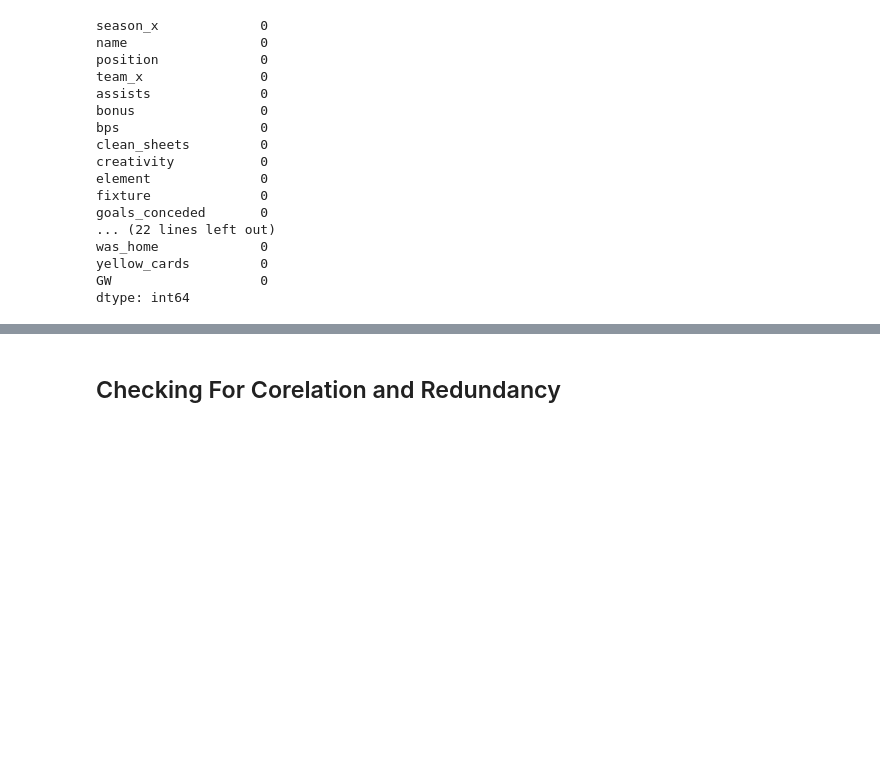
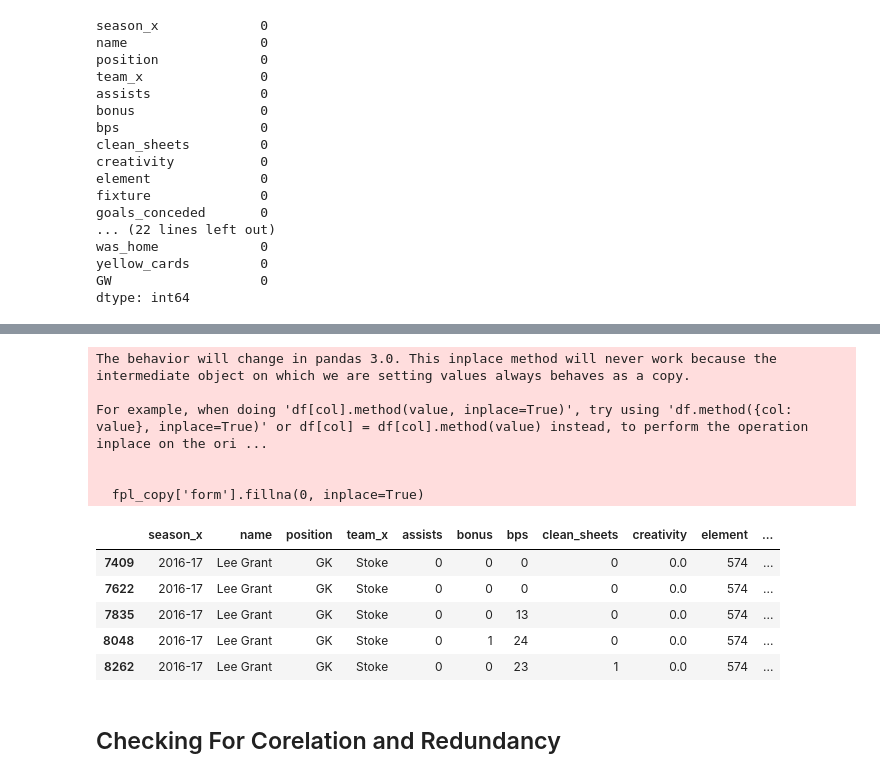
Before and after one commit to AhmedSameh19/fantasy-football-predictor, a Jupyter notebook: pred.ipynb, the cells around one changed output, grey strips where cells are left out. Cells and saved outputs as stored; diff of their text form; code cells hidden in the pictures; blank space fills up the shorter version.

Commit message:
feats: Added form and upcoming total point and global team codes

```diff
--- a/pred.ipynb
+++ b/pred.ipynb
@@ -558,0 +563,3 @@ dtype: int64
+# %%
+unique_team_codes = pd.DataFrame(master["team_name"].unique(), columns=["team_name"])
+unique_team_codes = unique_team_codes.reset_index().rename(columns={'index': 'team_global_code'})
@@ -558,0 +568,8 @@ dtype: int64
+# %%
+fpl_copy = fpl_copy.merge(
+    unique_team_codes,
+    how='left',
+    left_on='team_x',
+    right_on='team_name'
+).rename(columns={'team_global_code': 'team_x_global_code'})
+fpl_copy = fpl_copy.drop(columns=['team_name'])
@@ -558,0 +578,8 @@ dtype: int64
+# %%
+fpl_copy = fpl_copy.merge(
+    unique_team_codes,
+    how='left',
+    left_on='opp_team_name',
+    right_on='team_name'
+).rename(columns={'team_global_code': 'opponent_team_global_code'})
+fpl_copy = fpl_copy.drop(columns=['team_name'])
@@ -558,0 +601,10 @@ dtype: int64
+# %%
+# Sort properly first
+fpl_copy = fpl_copy.sort_values(['code', 'season_x', 'GW'])
+
+# Upcoming total points (next GW)
+fpl_copy['upcoming_total_points'] = fpl_copy.groupby(['code'])['total_points'].shift(-1)
+
+#set the last instance
+last_indices = fpl_copy.groupby('code').tail(1).index
+fpl_copy.loc[last_indices, 'upcoming_total_points'] = pd.NA
@@ -559,3 +625,24 @@ dtype: int64
+# %%
+
+fpl_copy['form'] = (
+    fpl_copy.groupby('code')['total_points']
+      .transform(lambda x: x.shift(1).rolling(window=4, min_periods=1).mean()) / 10
+)
+fpl_copy['form'].fillna(0, inplace=True)
+fpl_copy.head()
+# %% [output]
+The behavior will change in pandas 3.0. This inplace method will never work because the intermediate object on which we are setting values always behaves as a copy.
+
+For example, when doing 'df[col].method(value, inplace=True)', try using 'df.method({col: value}, inplace=True)' or df[col] = df[col].method(value) instead, to perform the operation inplace on the ori ...
+
+
+  fpl_copy['form'].fillna(0, inplace=True)
+|  | season_x | name | position | team_x | assists | bonus | bps | clean_sheets | creativity | element | ... |
+| 7409 | 2016-17 | Lee Grant | GK | Stoke | 0 | 0 | 0 | 0 | 0.0 | 574 | ... |
+| 7622 | 2016-17 | Lee Grant | GK | Stoke | 0 | 0 | 0 | 0 | 0.0 | 574 | ... |
+| 7835 | 2016-17 | Lee Grant | GK | Stoke | 0 | 0 | 13 | 0 | 0.0 | 574 | ... |
+| 8048 | 2016-17 | Lee Grant | GK | Stoke | 0 | 1 | 24 | 0 | 0.0 | 574 | ... |
+| 8262 | 2016-17 | Lee Grant | GK | Stoke | 0 | 0 | 23 | 1 | 0.0 | 574 | ... |
 # %% [markdown]
 ## Checking For Corelation and Redundancy
 # %%
```
Also changed, not shown: parts of 10 cells of this notebook.
